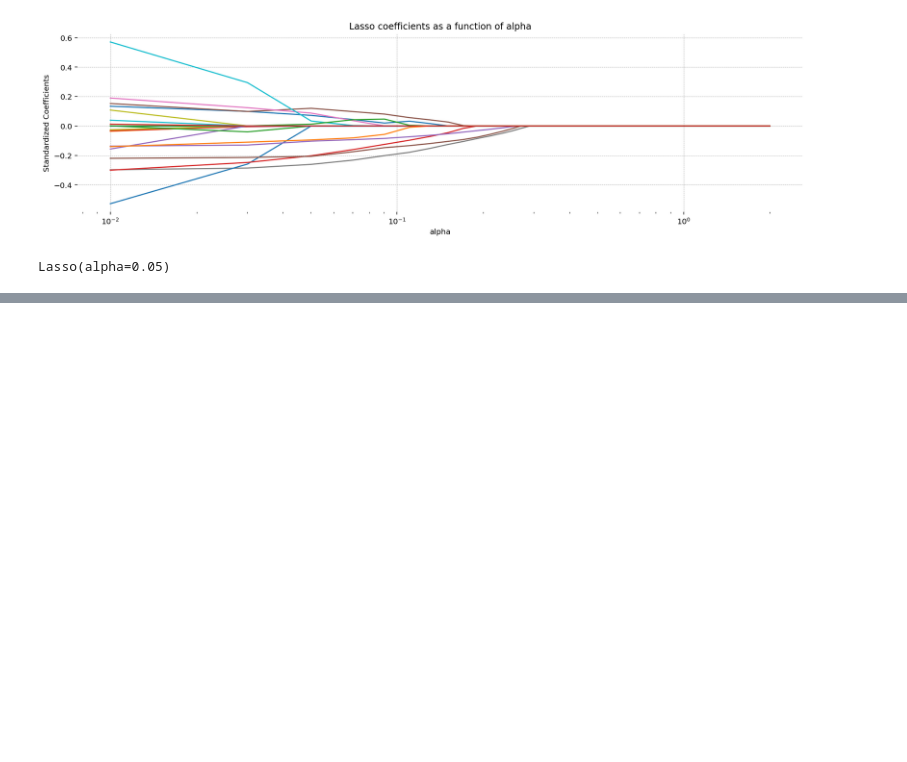
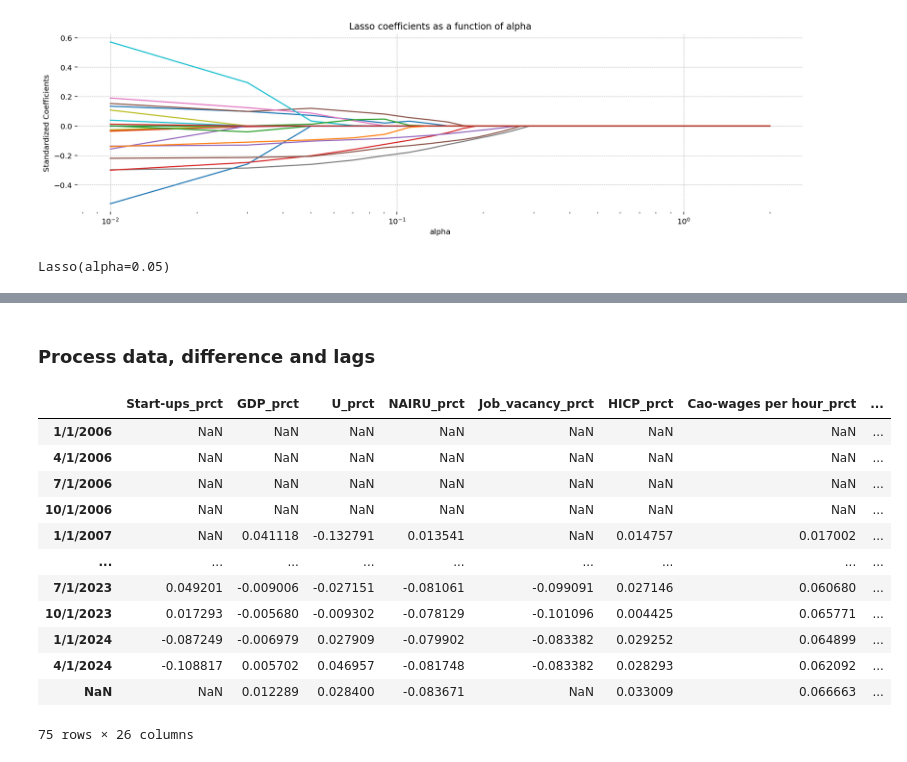
Before and after one commit to powell001/startups, a Jupyter notebook: code/feature_selection.ipynb, the cells around one changed output, grey strips where cells are left out. Drawn from its saved outputs; the diff is of its cells as text; code cells hidden in the pictures; blank space fills up the shorter version.

```diff
--- a/code/feature_selection.ipynb
+++ b/code/feature_selection.ipynb
@@ -342,0 +342,13 @@ Lasso(alpha=0.05)
+# %%
+def readdata():
+    data = pd.read_csv(r'../data/hugo_data.csv', index_col=[0], date_format="mm/dd/yyyy")
+    return data
+
+
+raw_data = readdata()
+
+# drop Credit, doesn't appear in Lasso best, and gain a observation as a result of a missing value
+raw_data.drop(columns=['Credit'], inplace=True)
+
+print(raw_data)
+print(raw_data.info())
@@ -342,0 +373,53 @@ Lasso(alpha=0.05)
+# %% [markdown]
+### Process data, difference and lags
+# %%
+raw_data.columns
+
+# difference in order to make stationary
+diff_data = raw_data.copy()
+diff_data = diff_data.diff(4)
+diff_data.columns = [x + "_diff" for x in diff_data.columns]
+data1 = pd.concat([raw_data, diff_data])
+
+# lag diff data
+lag_diff_data = diff_data.copy()
+lag_diff_data = lag_diff_data.shift(1)
+lag_diff_data.columns = [x + "_lag" for x in lag_diff_data.columns]
+data2 = pd.concat([diff_data, lag_diff_data], ignore_index=False, axis=1)
+data2.to_csv("tmp.csv")
+
+data2.index = raw_data.index
+data2.drop(columns=['Start-ups_diff_lag'], inplace=True)
+
+
+reduced_raw_data = raw_data.drop(columns=['Credit_standard', 'Confidence'])
+
+# percentage change
+prct_data = reduced_raw_data.copy()
+prct_data = np.log(prct_data).diff(4)
+prct_data.columns = [x + "_prct" for x in reduced_raw_data.columns]
+
+# lag percentage data
+lag_prct_data = prct_data.copy()
+lag_prct_data = lag_prct_data.shift(1)
+lag_prct_data.columns = [x + "_lag" for x in lag_prct_data.columns]
+
+data3 = pd.concat([prct_data, lag_prct_data], ignore_index=False, axis=1)
+data3.to_csv("tmp.csv")
+percentage_data = data3.copy() # for figures only
+
+data3
+# %% [output]
+|  | Start-ups_prct | GDP_prct | U_prct | NAIRU_prct | Job_vacancy_prct | HICP_prct | Cao-wages per hour_prct | ... |
+| 1/1/2006 | NaN | NaN | NaN | NaN | NaN | NaN | NaN | ... |
+| 4/1/2006 | NaN | NaN | NaN | NaN | NaN | NaN | NaN | ... |
+| 7/1/2006 | NaN | NaN | NaN | NaN | NaN | NaN | NaN | ... |
+| 10/1/2006 | NaN | NaN | NaN | NaN | NaN | NaN | NaN | ... |
+| 1/1/2007 | NaN | 0.041118 | -0.132791 | 0.013541 | NaN | 0.014757 | 0.017002 | ... |
+| ... | ... | ... | ... | ... | ... | ... | ... | ... |
+| 7/1/2023 | 0.049201 | -0.009006 | -0.027151 | -0.081061 | -0.099091 | 0.027146 | 0.060680 | ... |
+| 10/1/2023 | 0.017293 | -0.005680 | -0.009302 | -0.078129 | -0.101096 | 0.004425 | 0.065771 | ... |
+| 1/1/2024 | -0.087249 | -0.006979 | 0.027909 | -0.079902 | -0.083382 | 0.029252 | 0.064899 | ... |
+| 4/1/2024 | -0.108817 | 0.005702 | 0.046957 | -0.081748 | -0.083382 | 0.028293 | 0.062092 | ... |
+| NaN | NaN | 0.012289 | 0.028400 | -0.083671 | NaN | 0.033009 | 0.066663 | ... |
+75 rows × 26 columns
```
Also changed, not shown: parts of 21 cells of this notebook, 1 other file.
